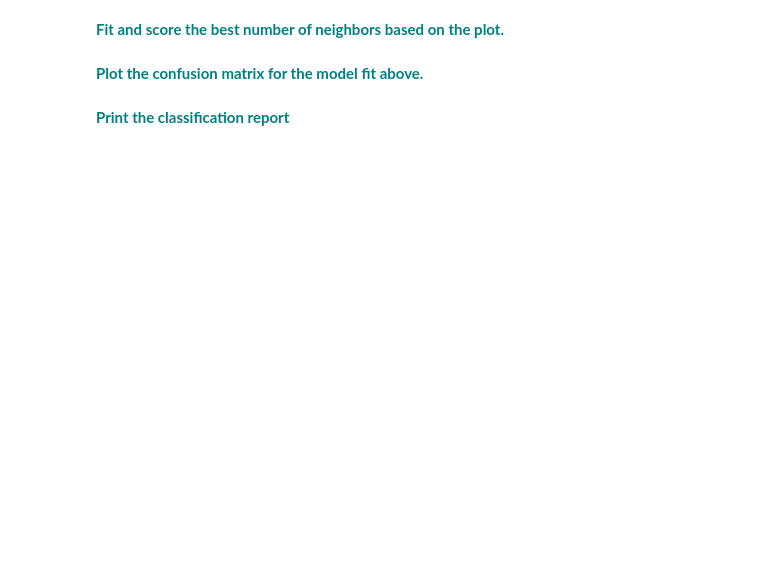
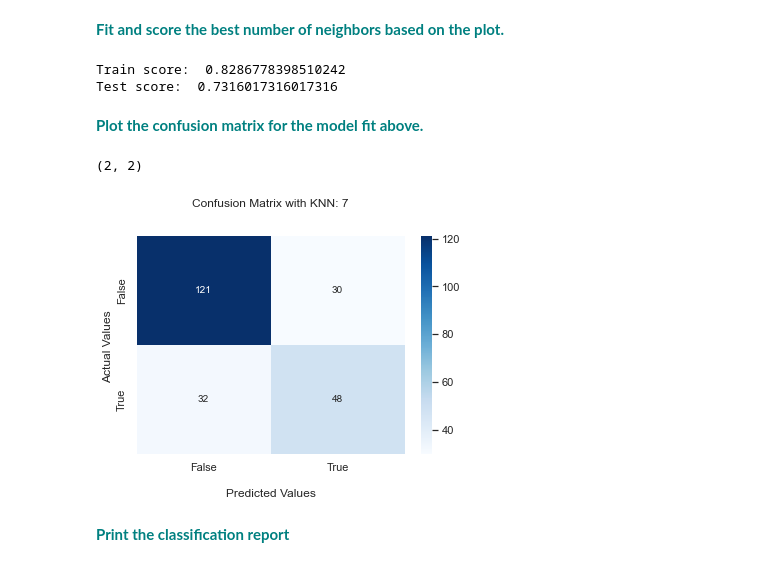
Before and after one commit to Kevin-Kwasnik/case-study--knn-gridsearch, a Jupyter notebook: GridSearchKNN_Case_Study.ipynb, the cells around one changed output. Saved outputs shown, nothing was run; the diff lists cells and outputs as text; code cells hidden in the pictures; blank space fills up the shorter version.

```diff
--- a/GridSearchKNN_Case_Study.ipynb
+++ b/GridSearchKNN_Case_Study.ipynb
@@ -209,10 +218,38 @@ p = sns.lineplot(range(1,10),test_scores,marker='o',label='Test Score')
 # %% [markdown]
 **<font color='teal'> Fit and score the best number of neighbors based on the plot. </font>**
+# %%
+knn7 = KNeighborsClassifier(7)
+knn.fit(X_train,y_train)
+
+print("Train score: ",knn.score(X_train,y_train))
+print("Test score: ", knn.score(X_test,y_test))
+# %% [output]
+Train score:  0.8286778398510242
+Test score:  0.7316017316017316
 # %%
 from sklearn.metrics import confusion_matrix
 y_pred = knn.predict(X_test)
 pl = confusion_matrix(y_test,y_pred)
 # %% [markdown]
 **<font color='teal'> Plot the confusion matrix for the model fit above. </font>**
+# %%
+pl.shape
+# %% [output]
+(2, 2)
+# %%
+ax= sns.heatmap(pl, annot=pl, fmt='',cmap= "Blues")
+
+ax.set_title('Confusion Matrix with KNN: 7\n\n');
+ax.set_xlabel('\nPredicted Values')
+ax.set_ylabel('Actual Values ');
+
+## Ticket labels - List must be in alphabetical order
+ax.xaxis.set_ticklabels(['False','True'])
+ax.yaxis.set_ticklabels(['False','True'])
+
+## Display the visualization of the Confusion Matrix.
+plt.show()
+# %% [output]
+[figure, added]
 # %% [markdown]
 **<font color='teal'> Print the classification report </font>**
```
Also changed, not shown: parts of 13 cells of this notebook.
